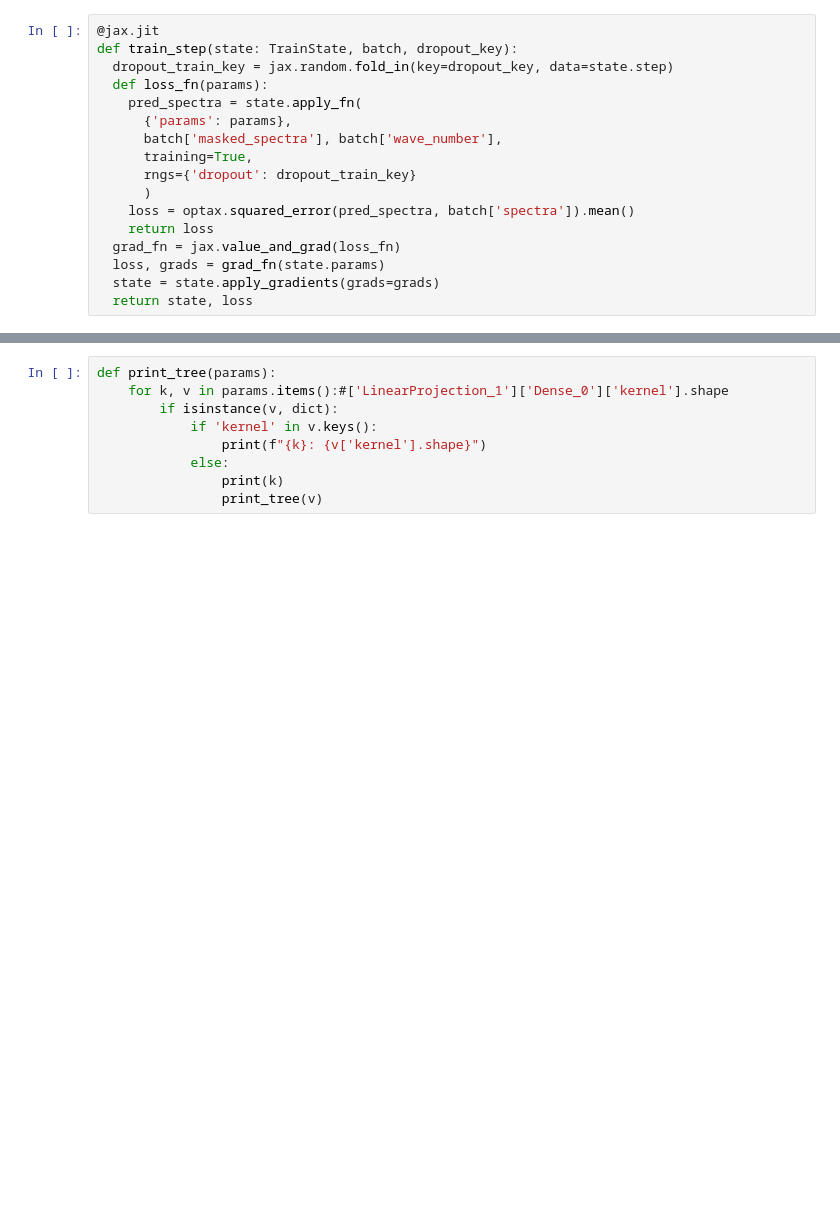
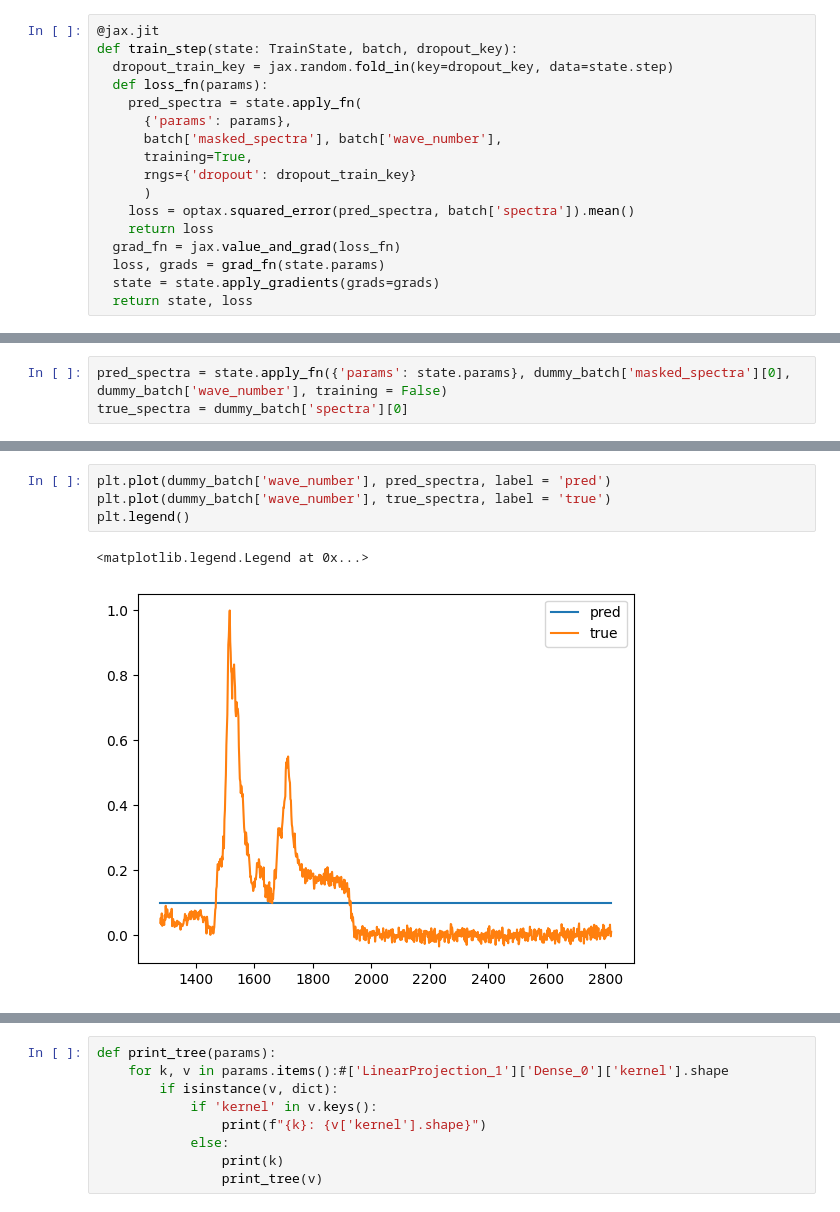
Before and after one commit to pietronvll/spectraformer, a Jupyter notebook: spectraformer/_devnb.ipynb, the cells around one changed output, grey strips where cells are left out. Drawn from its saved outputs; the diff is of its cells as text; blank space fills up the shorter version.

```diff
--- a/spectraformer/_devnb.ipynb
+++ b/spectraformer/_devnb.ipynb
@@ -164,0 +170,3 @@ train_loss
+# %%
+pred_spectra = state.apply_fn({'params': state.params}, dummy_batch['masked_spectra'][0], dummy_batch['wave_number'], training = False)
+true_spectra = dummy_batch['spectra'][0]
@@ -165,3 +183,10 @@ train_loss
+# %%
+plt.plot(dummy_batch['wave_number'], pred_spectra, label = 'pred')
+plt.plot(dummy_batch['wave_number'], true_spectra, label = 'true')
+plt.legend()
+# %% [output]
+<matplotlib.legend.Legend at 0x...>
+[figure, added]
 # %%
 from time import perf_counter
 
```
Also changed, not shown: parts of 8 cells of this notebook, 1 other file.
